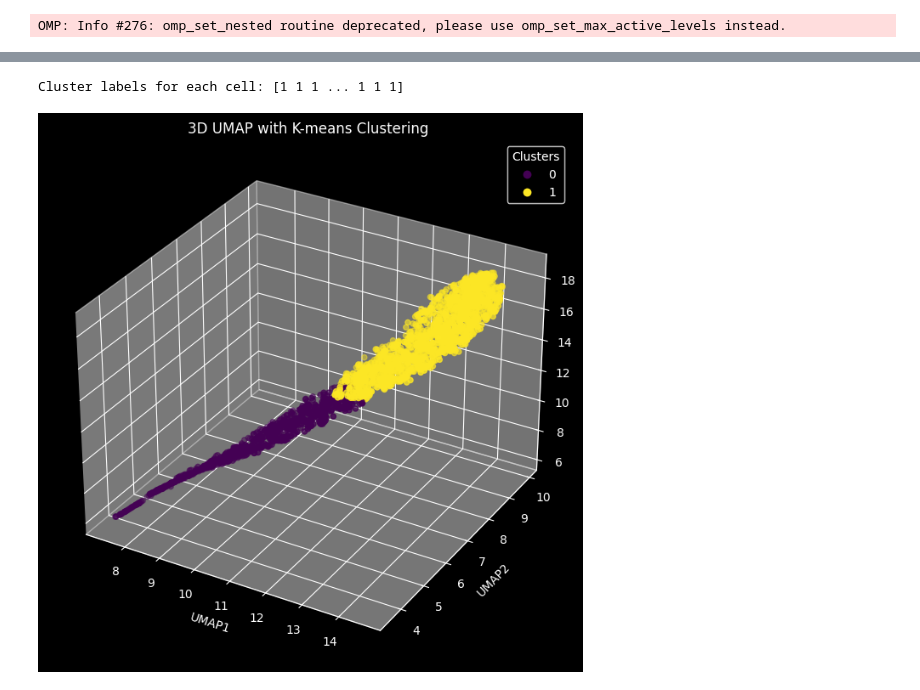
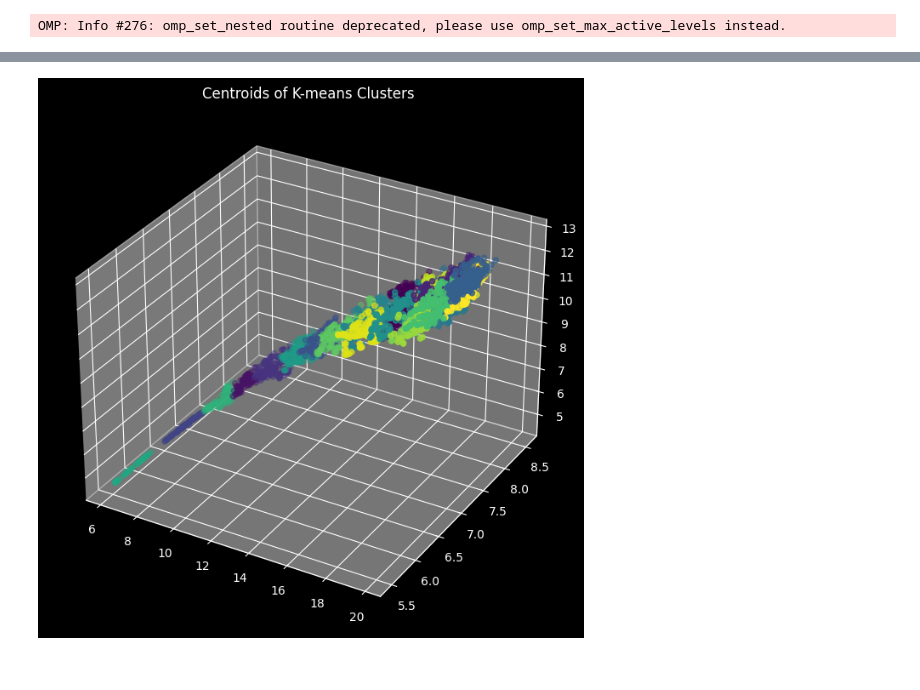
Before and after one commit to HaochongYANG/dna_heterogeneity, a Jupyter notebook: kmeans.ipynb, the cells around one changed output, grey strips where cells are left out. Drawn from its saved outputs; the diff is of its cells as text; code cells hidden in the pictures.

```diff
--- a/kmeans.ipynb
+++ b/kmeans.ipynb
@@ -113,7 +187,7 @@ reducer = UMAP(n_neighbors=5, # default 15, The size of local neighborhood (in t
                metric='euclidean', # default 'euclidean', The metric to use to compute distances in high dimensional space.
                n_epochs=1000, # default None, The number of training epochs to be used in optimizing the low dimensional embedding. Larger values result in more accurate embeddings.
                learning_rate=1, # default 1.0, The initial learning rate for the embedding optimization.
-               init='spectral', # default 'spectral', How to initialize the low dimensional embedding. Options are: {'spectral', 'random', A numpy array of initial embedding positions}.
+               init='random', # default 'spectral', How to initialize the low dimensional embedding. Options are: {'spectral', 'random', A numpy array of initial embedding positions}.
                min_dist=0, # default 0.1, The effective minimum distance between embedded points.
                random_state=10
               )
@@ -167,3 +243,13 @@ def chart(X, y):
 # %%
 import plotly.express as px
 chart(transformed_data, labels)
+# %%
+import numpy as np
+from sklearn.cluster import KMeans
+import matplotlib.pyplot as plt
+from mpl_toolkits.mplot3d import Axes3D
+
+# Apply K-means clustering with k=2
+kmeans = KMeans(n_clusters=2, random_state=42)
+kmeans.fit(transformed_data)
+kmeans_labels = kmeans.labels_
@@ -170,34 +401,17 @@ chart(transformed_data, labels)
 # %%
-from mpl_toolkits.mplot3d import Axes3D
-from sklearn.cluster import KMeans
-import matplotlib.pyplot as plt
+# First, cluster the data into a large number of clusters using K-means
+n_clusters_kmeans = 21
+kmeans = KMeans(n_clusters=n_clusters_kmeans, random_state=42)
+kmeans.fit(transformed_data)
+kmeans_labels = kmeans.labels_
+kmeans_centroids = kmeans.cluster_centers_
 
-# Apply K-means clustering with k=4
-kmeans = KMeans(n_clusters=2, random_state=42, algorithm="lloyd")
-kmeans.fit(transformed_data)
-labels = kmeans.labels_
-
-# Print the resulting labels
-print("Cluster labels for each cell:", labels)
-
-# Create a 3D scatter plot to visualize the clusters
+# Plot the centroids of the K-means clusters
 fig = plt.figure(figsize=(10, 8))
 ax = fig.add_subplot(111, projection='3d')
-
-# Scatter plot with cluster labels as colors
-scatter = ax.scatter(transformed_data[:, 0], transformed_data[:, 1], transformed_data[:, 2], c=labels, cmap='viridis', marker='o')
-
-# Set labels
-ax.set_xlabel('UMAP1')
-ax.set_ylabel('UMAP2')
-ax.set_zlabel('UMAP3')
-ax.set_title('3D UMAP with K-means Clustering')
-
-# Add legend
-legend1 = ax.legend(*scatter.legend_elements(), title="Clusters")
-ax.add_artist(legend1)
-
+ax.scatter(transformed_data[:, 0], transformed_data[:, 1], transformed_data[:, 2], c=kmeans_labels, cmap='viridis', marker='o')
+ax.scatter(kmeans_centroids[:, 0], kmeans_centroids[:, 1], kmeans_centroids[:, 2], c='red', marker='x')
+ax.set_title('Centroids of K-means Clusters')
 plt.show()
 # %% [output]
-Cluster labels for each cell: [1 1 1 ... 1 1 1]
-[figure, old version]
+[figure, new version]
```
Also changed, not shown: parts of 19 cells of this notebook, 1 other file.
